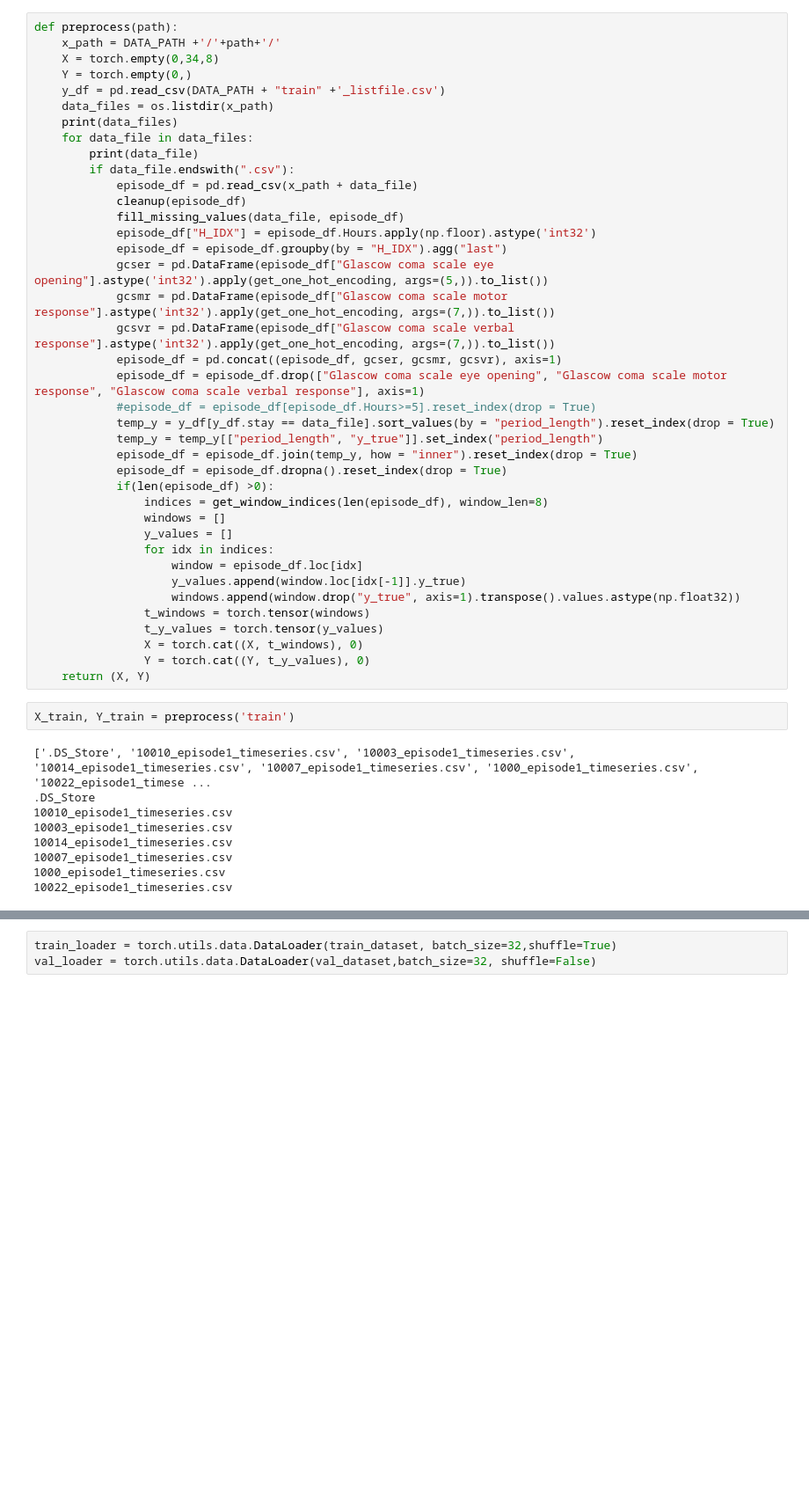
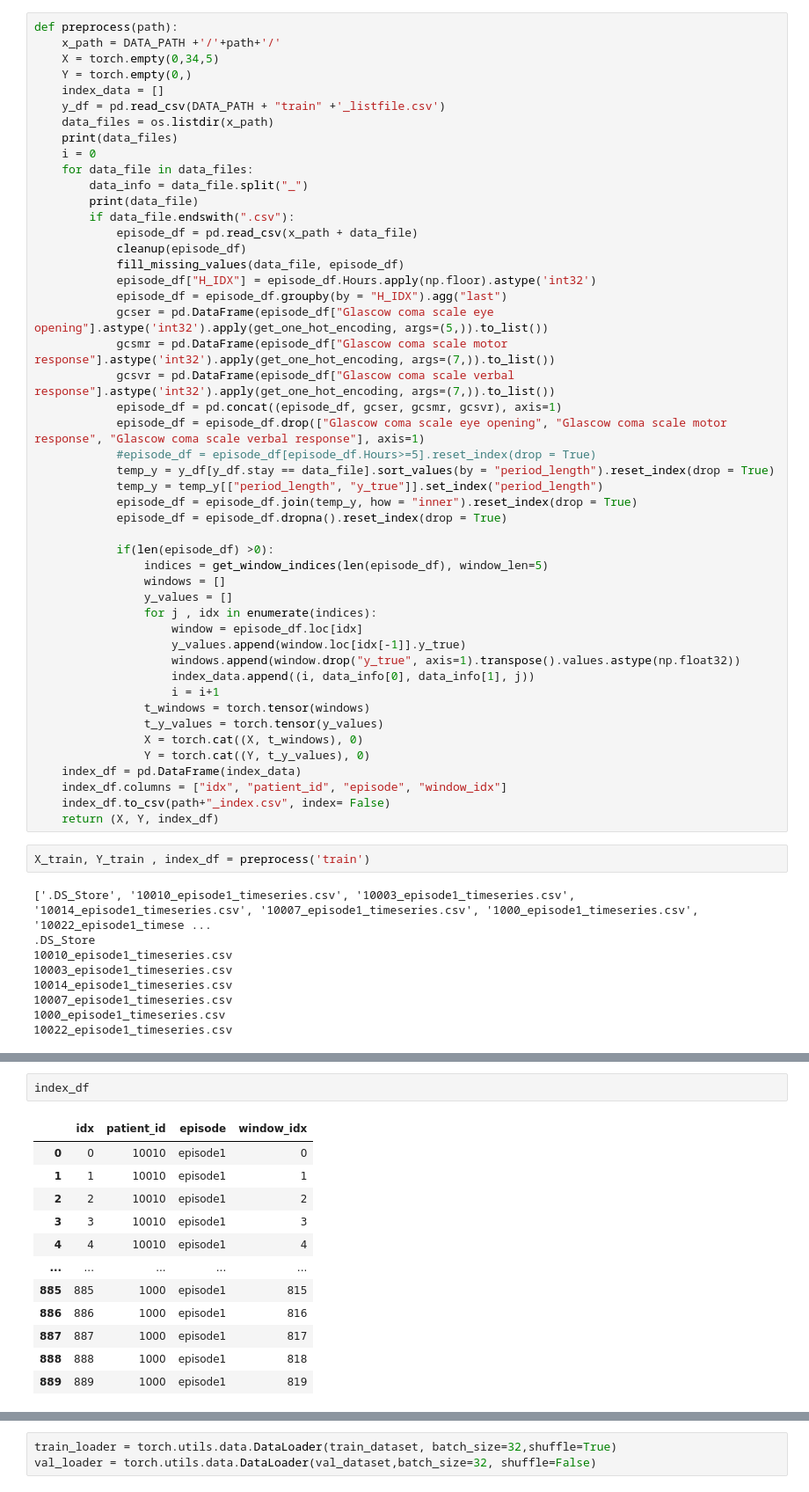
Before and after one commit to PNilayam/CS598_DLH, a Jupyter notebook: mimic3models/length_of_stay/cs598/draft.ipynb, the cells around one changed output, grey strips where cells are left out. Shown: that part at 88% size. Drawn from its saved outputs; the diff is of its cells as text; blank space fills up the shorter version.

```diff
--- a/mimic3models/length_of_stay/cs598/draft.ipynb
+++ b/mimic3models/length_of_stay/cs598/draft.ipynb
@@ -152,12 +157,15 @@ get_window_indices(7,5)
 # %%
 def preprocess(path):
     x_path = DATA_PATH +'/'+path+'/'
-    X = torch.empty(0,34,8)
+    X = torch.empty(0,34,5)
     Y = torch.empty(0,)
+    index_data = []
     y_df = pd.read_csv(DATA_PATH + "train" +'_listfile.csv')
     data_files = os.listdir(x_path)
     print(data_files)
+    i = 0
     for data_file in data_files:
+        data_info = data_file.split("_")
         print(data_file)
         if data_file.endswith(".csv"):
             episode_df = pd.read_csv(x_path + data_file)
@@ -175,21 +183,27 @@ def preprocess(path):
             temp_y = temp_y[["period_length", "y_true"]].set_index("period_length")
             episode_df = episode_df.join(temp_y, how = "inner").reset_index(drop = True)
             episode_df = episode_df.dropna().reset_index(drop = True)
+
             if(len(episode_df) >0):
-                indices = get_window_indices(len(episode_df), window_len=8)
+                indices = get_window_indices(len(episode_df), window_len=5)
                 windows = []
                 y_values = []
-                for idx in indices:
+                for j , idx in enumerate(indices):
                     window = episode_df.loc[idx]
                     y_values.append(window.loc[idx[-1]].y_true)
                     windows.append(window.drop("y_true", axis=1).transpose().values.astype(np.float32))
+                    index_data.append((i, data_info[0], data_info[1], j))
+                    i = i+1
                 t_windows = torch.tensor(windows)
                 t_y_values = torch.tensor(y_values)
                 X = torch.cat((X, t_windows), 0)
                 Y = torch.cat((Y, t_y_values), 0)
-    return (X, Y)
+    index_df = pd.DataFrame(index_data)
+    index_df.columns = ["idx", "patient_id", "episode", "window_idx"]
+    index_df.to_csv(path+"_index.csv", index= False)
+    return (X, Y, index_df)
 # %%
-X_train, Y_train = preprocess('train')
+X_train, Y_train , index_df = preprocess('train')
 # %% [output]
 ['.DS_Store', '10010_episode1_timeseries.csv', '10003_episode1_timeseries.csv', '10014_episode1_timeseries.csv', '10007_episode1_timeseries.csv', '1000_episode1_timeseries.csv', '10022_episode1_timese ...
 .DS_Store
@@ -205,0 +226,15 @@ torch.Size([875, 34, 8])
+# %%
+index_df
+# %% [output]
+|  | idx | patient_id | episode | window_idx |
+| 0 | 0 | 10010 | episode1 | 0 |
+| 1 | 1 | 10010 | episode1 | 1 |
+| 2 | 2 | 10010 | episode1 | 2 |
+| 3 | 3 | 10010 | episode1 | 3 |
+| 4 | 4 | 10010 | episode1 | 4 |
+| ... | ... | ... | ... | ... |
+| 885 | 885 | 1000 | episode1 | 815 |
+| 886 | 886 | 1000 | episode1 | 816 |
+| 887 | 887 | 1000 | episode1 | 817 |
+| 888 | 888 | 1000 | episode1 | 818 |
+| 889 | 889 | 1000 | episode1 | 819 |
```
Also changed, not shown: parts of 22 cells of this notebook, 3 other files.
